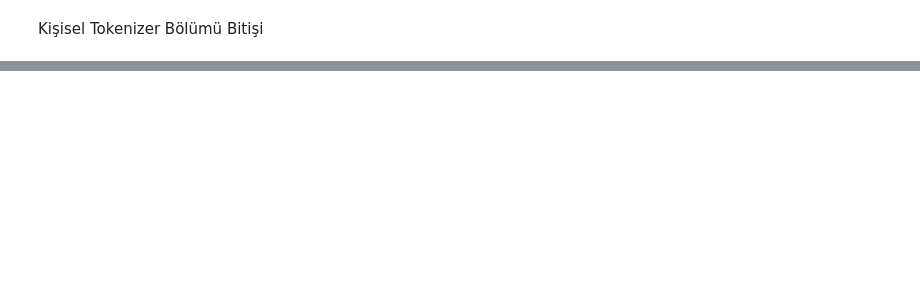
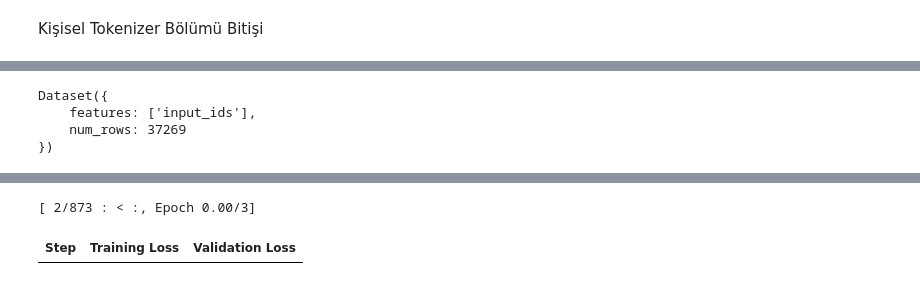
Before and after one commit to osmankrblt/turkish-llm-finetune, a Jupyter notebook: mainCLM.ipynb, the cells around one changed output, grey strips where cells are left out. Cells and saved outputs as stored; diff of their text form; code cells hidden in the pictures; blank space fills up the shorter version.

```diff
--- a/mainCLM.ipynb
+++ b/mainCLM.ipynb
@@ -382,8 +395,9 @@ dataset = dataset.shuffle(seed=39).select(range(300_000))
 # %% [markdown]
 Dataset Save
 # %%
-with open("Tokenizer/BPE_TokenizerTexts.txt", "w", encoding="utf-8") as f:
+""" with open("Tokenizer/BPE_TokenizerTexts.txt", "w", encoding="utf-8") as f:
     for example in tqdm(dataset):
         text = example["text"].strip()
         if text:  # Boş satırları atla
             f.write(text + "\n")
+  """
@@ -882,10 +959,10 @@ from unsloth import is_bfloat16_supported
 args = TrainingArguments(
     # 🚀 Eğitim Temelleri
     num_train_epochs=num_epochs,
-    per_device_train_batch_size=2,
+    per_device_train_batch_size=4,
     per_device_eval_batch_size=2,
-    gradient_accumulation_steps=64,
-    eval_accumulation_steps=64,
+    gradient_accumulation_steps=32,
+    eval_accumulation_steps=32,
     output_dir="./Crispy-2.8B-CLM",
     seed=3407,
     no_cuda=False,
@@ -894,7 +971,7 @@ args = TrainingArguments(
 
     # 🧠 Optimizasyon
     optim="adamw_torch_fused",
-    learning_rate=0.01,
+    learning_rate=2e-4,
     weight_decay=0.01,
     adam_beta2=0.95,
     max_grad_norm=1.0,
@@ -923,6 +1000,6 @@ args = TrainingArguments(
     logging_nan_inf_filter=True,
 
     # 🧹 Bellek ve Checkpointing
-    gradient_checkpointing=False,
+    gradient_checkpointing=True,
     torch_empty_cache_steps=50,
 )
@@ -929,3 +1026,12 @@ args = TrainingArguments(
+# %%
+model.config.use_cache = False
+# %%
+train_dataset
+# %% [output]
+Dataset({
+    features: ['input_ids'],
+    num_rows: 37269
+})
 # %%
 from transformers import TrainingArguments, DataCollatorForSeq2Seq, Trainer
 
@@ -953,5 +1059,6 @@ trainer = Trainer(
 )
 # %%
 trainer.train(
-                resume_from_checkpoint=False
+                resume_from_checkpoint=True
             )
+# %% [output]
@@ -958,3 +1067,5 @@ trainer.train(
+[ 2/873 : < :, Epoch 0.00/3]
+| Step | Training Loss | Validation Loss |
 # %%
 # Test değerlendirmesi
 #evaluate_model(model, tokenizer, test_dataset, max_seq_length=max_seq_length)
```
Also changed, not shown: parts of 18 cells of this notebook, 1 other file.
